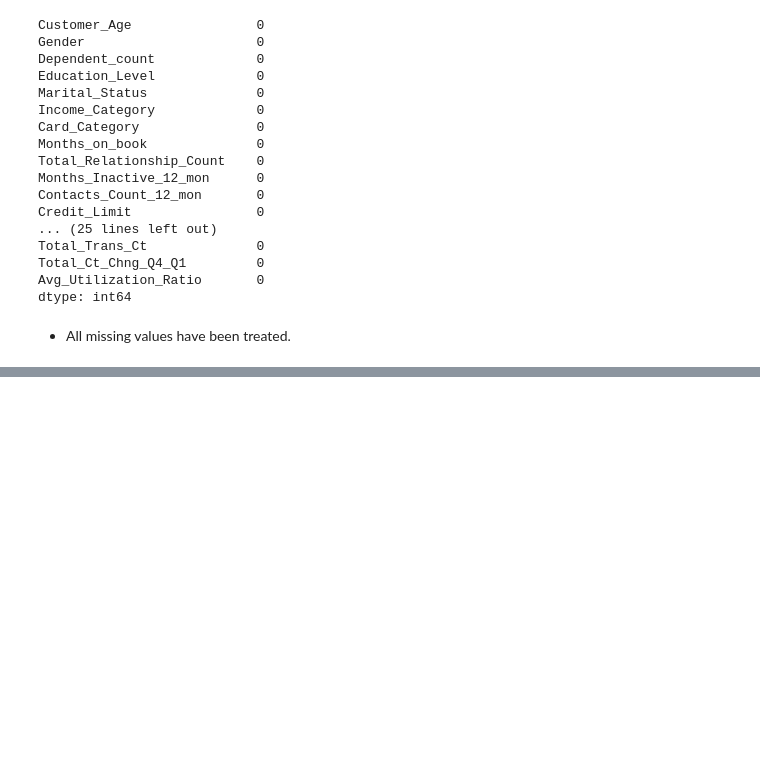
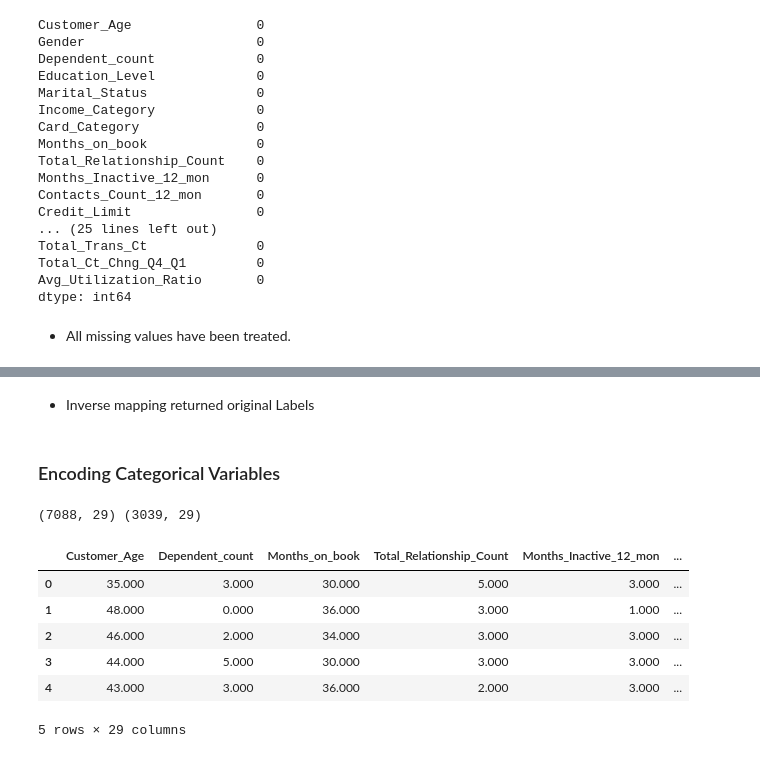
Before and after one commit to dhvanikotecha/Bank-Customer-Churn-Prediction, a Jupyter notebook: Mini Project 2.ipynb, the cells around one changed output, grey strips where cells are left out. Cells and saved outputs as stored; diff of their text form; code cells hidden in the pictures; blank space fills up the shorter version.

```diff
--- a/Mini Project 2.ipynb
+++ b/Mini Project 2.ipynb
@@ -1016,0 +1105,20 @@ dtype: int64
+# %% [markdown]
+* Inverse mapping returned original Labels
+# %% [markdown]
+### Encoding Categorical Variables
+# %%
+x_train = pd.get_dummies(x_train,drop_first=True)
+x_test = pd.get_dummies(x_test,drop_first=True)
+print(x_train.shape, x_test.shape)
+# %% [output]
+(7088, 29) (3039, 29)
+# %%
+x_train.head()
+# %% [output]
+|  | Customer_Age | Dependent_count | Months_on_book | Total_Relationship_Count | Months_Inactive_12_mon | ... |
+| 0 | 35.000 | 3.000 | 30.000 | 5.000 | 3.000 | ... |
+| 1 | 48.000 | 0.000 | 36.000 | 3.000 | 1.000 | ... |
+| 2 | 46.000 | 2.000 | 34.000 | 3.000 | 3.000 | ... |
+| 3 | 44.000 | 5.000 | 30.000 | 3.000 | 3.000 | ... |
+| 4 | 43.000 | 3.000 | 36.000 | 2.000 | 3.000 | ... |
+5 rows × 29 columns
```
Also changed, not shown: parts of 21 cells of this notebook.
